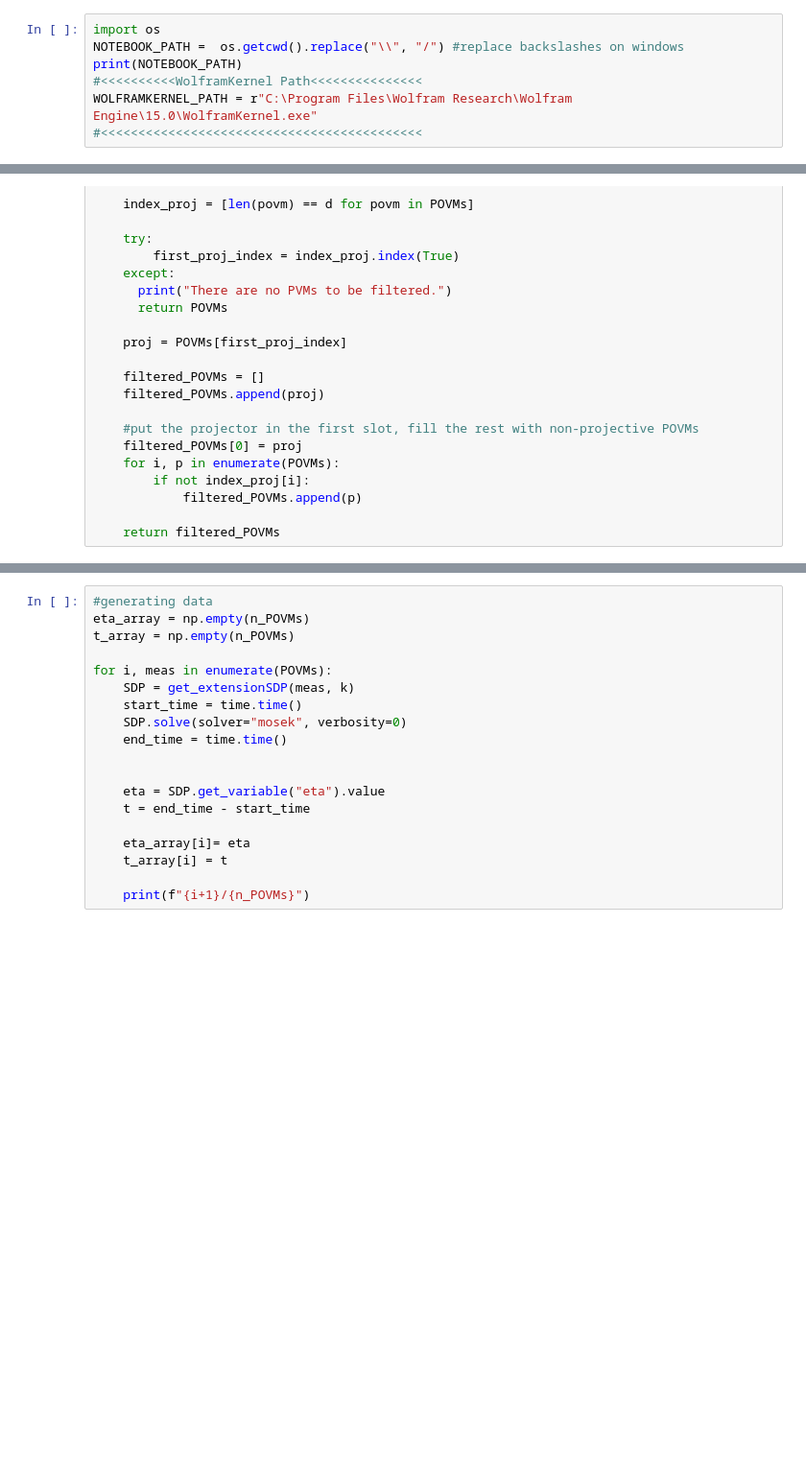
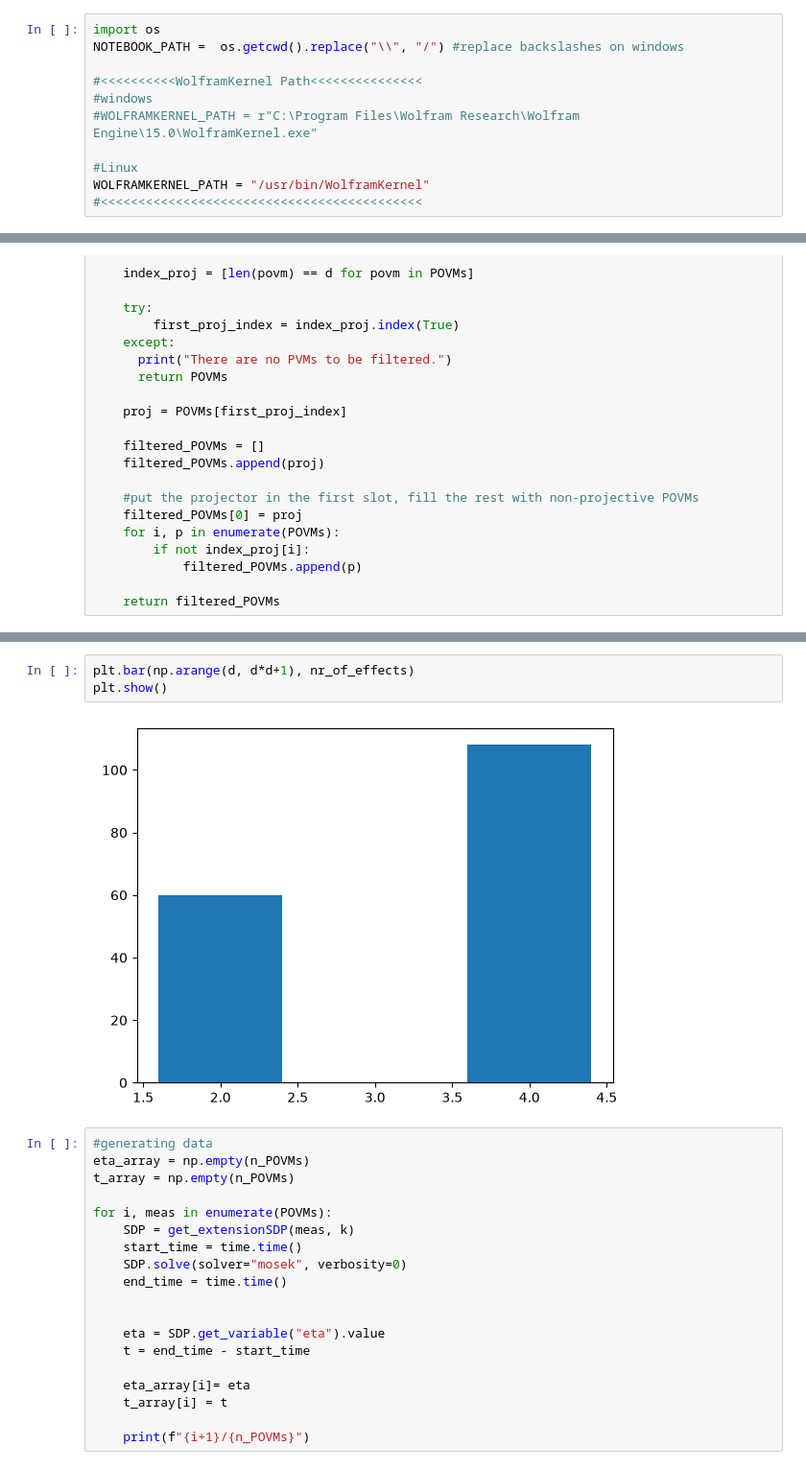
Before and after one commit to JSchuemann-physics/Bose-symmetric-extensions-of-multimeters, a Jupyter notebook: Bose-symmetric extensions.ipynb, the cells around one changed output, grey strips where cells are left out. Shown at 96% size. Drawn from its saved outputs; the diff is of its cells as text; blank space fills up the shorter version.

```diff
--- a/Bose-symmetric extensions.ipynb
+++ b/Bose-symmetric extensions.ipynb
@@ -18,7 +18,11 @@ import time
 # %%
 import os
 NOTEBOOK_PATH =  os.getcwd().replace("\\", "/") #replace backslashes on windows
-print(NOTEBOOK_PATH)
+
 #<<<<<<<<<<WolframKernel Path<<<<<<<<<<<<<<<
-WOLFRAMKERNEL_PATH = r"C:\Program Files\Wolfram Research\Wolfram Engine\15.0\WolframKernel.exe"
+#windows
+#WOLFRAMKERNEL_PATH = r"C:\Program Files\Wolfram Research\Wolfram Engine\15.0\WolframKernel.exe"
+
+#Linux
+WOLFRAMKERNEL_PATH = "/usr/bin/WolframKernel"
 #<<<<<<<<<<<<<<<<<<<<<<<<<<<<<<<<<<<<<<<<<<<
@@ -767,3 +763,8 @@ for p in POVMs:
+# %%
+plt.bar(np.arange(d, d*d+1), nr_of_effects)
+plt.show()
+# %% [output]
+[figure, added]
 # %%
 #generating data
 eta_array = np.empty(n_POVMs)
```
Also changed, not shown: parts of 9 cells of this notebook.
